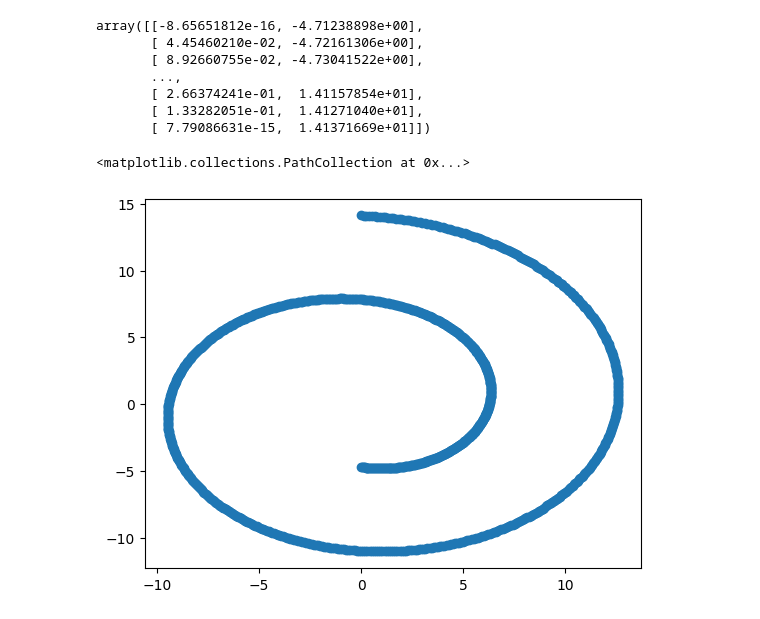
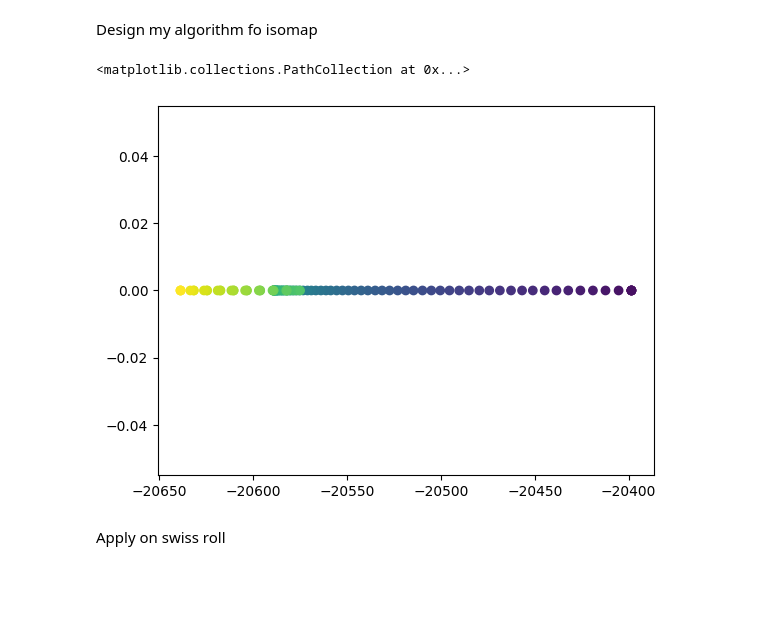
Before and after one commit to alessimichele/Unsupervised-Learning-2023, a Jupyter notebook: my_solution/Lab3bis.ipynb, the cells around one changed output. Cells and saved outputs as stored; diff of their text form; code cells hidden in the pictures; blank space fills up the shorter version.

```diff
--- a/my_solution/Lab3bis.ipynb
+++ b/my_solution/Lab3bis.ipynb
@@ -70,0 +73,31 @@ plt.scatter(first_comp, second_comp, c = phi)
+# %%
+from math import inf
+
+n_nodes = graph.shape[0]
+
+for i in range(n_nodes):
+    for j in range(n_nodes):
+        if i != j and graph[i][j]== 0:
+            graph[i][j] = inf
+
+
+for k in range(n_nodes):
+    for i in range(n_nodes):
+        for j in range(n_nodes):
+            if graph[i][j] > graph[i][k] + graph[k][j]:
+                graph[i][j] = graph[i][k] + graph[k][j]
+# %%
+J = np.eye(n_nodes) - 1/n_nodes * np.dot(np.ones(n_nodes), np.ones(n_nodes).T)
+
+B = -1/2 * np.dot(J, np.dot(graph, J))
+# %%
+eig_vals, eig_vecs = np.linalg.eig(B)
+
+sorted_indices = np.argsort(eig_vals)[::-1]
+sorted_eigvecs = eig_vecs[:,sorted_indices]
+
+top_k_eigvecs = sorted_eigvecs[:1]
+
+projection_matrix = top_k_eigvecs.T
+
+Y = np.dot(B, projection_matrix)
@@ -70,0 +114,2 @@ plt.scatter(first_comp, second_comp, c = phi)
+# %% [markdown]
+Design my algorithm fo isomap
@@ -70,0 +182,14 @@ plt.scatter(first_comp, second_comp, c = phi)
+# %%
+Y = my_ISOMAP(X, k=1, radius= 1.0, n_neighbors=8)
+
+first_comp = [Y[i][0] for i in range(X.shape[0])]
+#second_comp = [Y[i][1] for i in range(X.shape[0])]
+second_comp = [0 for i in range(X.shape[0])]
+
+
+plt.scatter(first_comp, second_comp, c = phi)
+# %% [output]
+<matplotlib.collections.PathCollection at 0x...>
+[figure, added]
+# %% [markdown]
+Apply on swiss roll
@@ -71,18 +211,2 @@ plt.scatter(first_comp, second_comp, c = phi)
 # %%
-X
+X = swiss_roll(200)
-# %% [output]
-array([[-8.65651812e-16, -4.71238898e+00],
-       [ 4.45460210e-02, -4.72161306e+00],
-       [ 8.92660755e-02, -4.73041522e+00],
-       ...,
-       [ 2.66374241e-01,  1.41157854e+01],
-       [ 1.33282051e-01,  1.41271040e+01],
-       [ 7.79086631e-15,  1.41371669e+01]])
-# %%
-fc = np.array([X[i,0] for i in range(X.shape[0])])
-sc = np.array([X[i,1] for i in range(X.shape[0])])
-
-plt.scatter(fc,sc )
-# %% [output]
-<matplotlib.collections.PathCollection at 0x...>
-[figure, removed]
```
Also changed, not shown: parts of 15 cells of this notebook, 4 other files.
